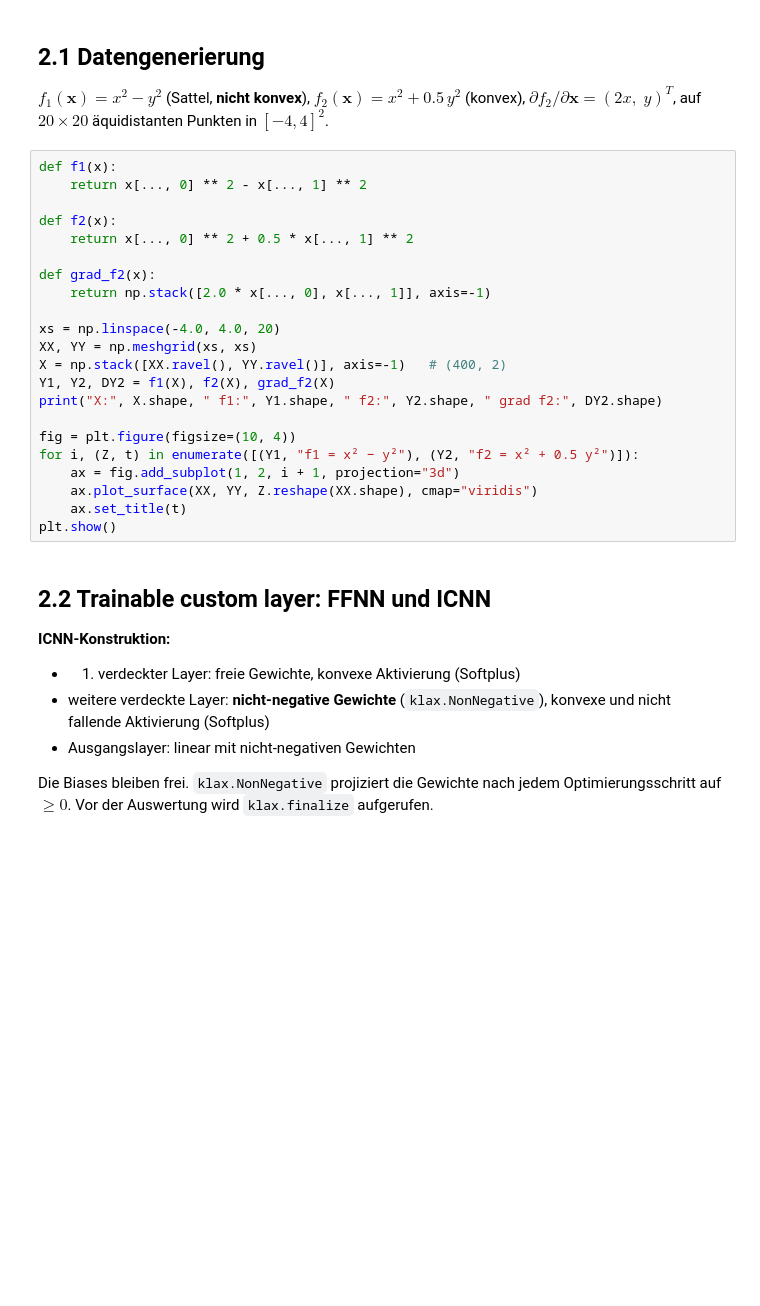
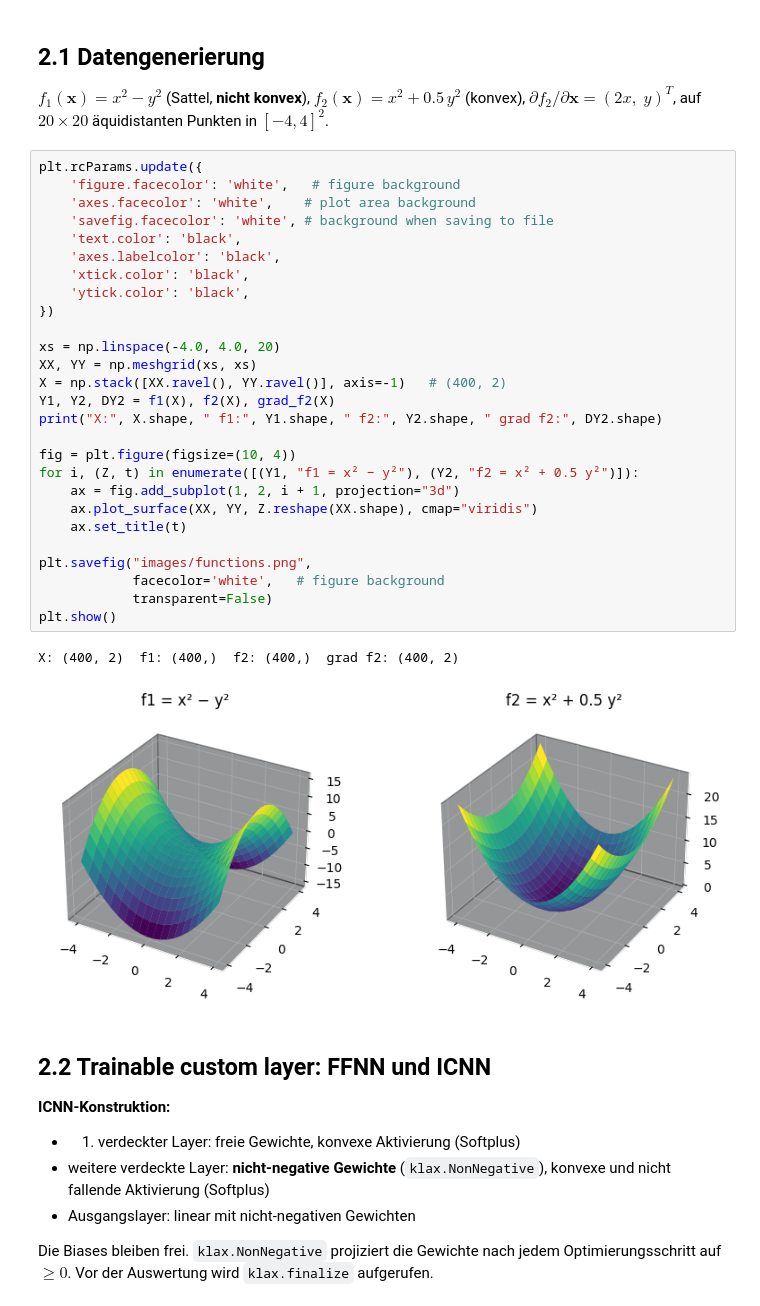
Before and after one commit to HubertLoegl/TutorialMLinSolidMechanics, a Jupyter notebook: ffnn_introduction/aufgabe2.ipynb, the cells around one changed output. Saved outputs shown, nothing was run; the diff lists cells and outputs as text; blank space fills up the shorter version.

Commit message:
refactored data generation and added code for nicer plots

```diff
--- a/ffnn_introduction/aufgabe2.ipynb
+++ b/ffnn_introduction/aufgabe2.ipynb
@@ -31,27 +33,35 @@ Dimensionen
 
 $f_1(\mathbf x) = x^2 - y^2$ (Sattel, **nicht konvex**), $f_2(\mathbf x) = x^2 + 0.5\,y^2$ (konvex), $\partial f_2/\partial\mathbf x = (2x,\; y)^T$, auf $20\times 20$ äquidistanten Punkten in $[-4,4]^2$.
 # %%
-def f1(x):
-    return x[..., 0] ** 2 - x[..., 1] ** 2
-
-def f2(x):
-    return x[..., 0] ** 2 + 0.5 * x[..., 1] ** 2
-
-def grad_f2(x):
-    return np.stack([2.0 * x[..., 0], x[..., 1]], axis=-1)
+plt.rcParams.update({
+    'figure.facecolor': 'white',   # figure background
+    'axes.facecolor': 'white',    # plot area background
+    'savefig.facecolor': 'white', # background when saving to file
+    'text.color': 'black',
+    'axes.labelcolor': 'black',
+    'xtick.color': 'black',
+    'ytick.color': 'black',
+})
 
 xs = np.linspace(-4.0, 4.0, 20)
 XX, YY = np.meshgrid(xs, xs)
 X = np.stack([XX.ravel(), YY.ravel()], axis=-1)   # (400, 2)
 Y1, Y2, DY2 = f1(X), f2(X), grad_f2(X)
 print("X:", X.shape, " f1:", Y1.shape, " f2:", Y2.shape, " grad f2:", DY2.shape)
 
 fig = plt.figure(figsize=(10, 4))
 for i, (Z, t) in enumerate([(Y1, "f1 = x² − y²"), (Y2, "f2 = x² + 0.5 y²")]):
     ax = fig.add_subplot(1, 2, i + 1, projection="3d")
     ax.plot_surface(XX, YY, Z.reshape(XX.shape), cmap="viridis")
     ax.set_title(t)
+
+plt.savefig("images/functions.png",
+            facecolor='white',   # figure background
+            transparent=False)
 plt.show()
+# %% [output]
+X: (400, 2)  f1: (400,)  f2: (400,)  grad f2: (400, 2)
+[figure, added]
 # %% [markdown]
 ## 2.2 Trainable custom layer: FFNN und ICNN
 
```
Also changed, not shown: parts of 4 cells of this notebook, 1 other file.
